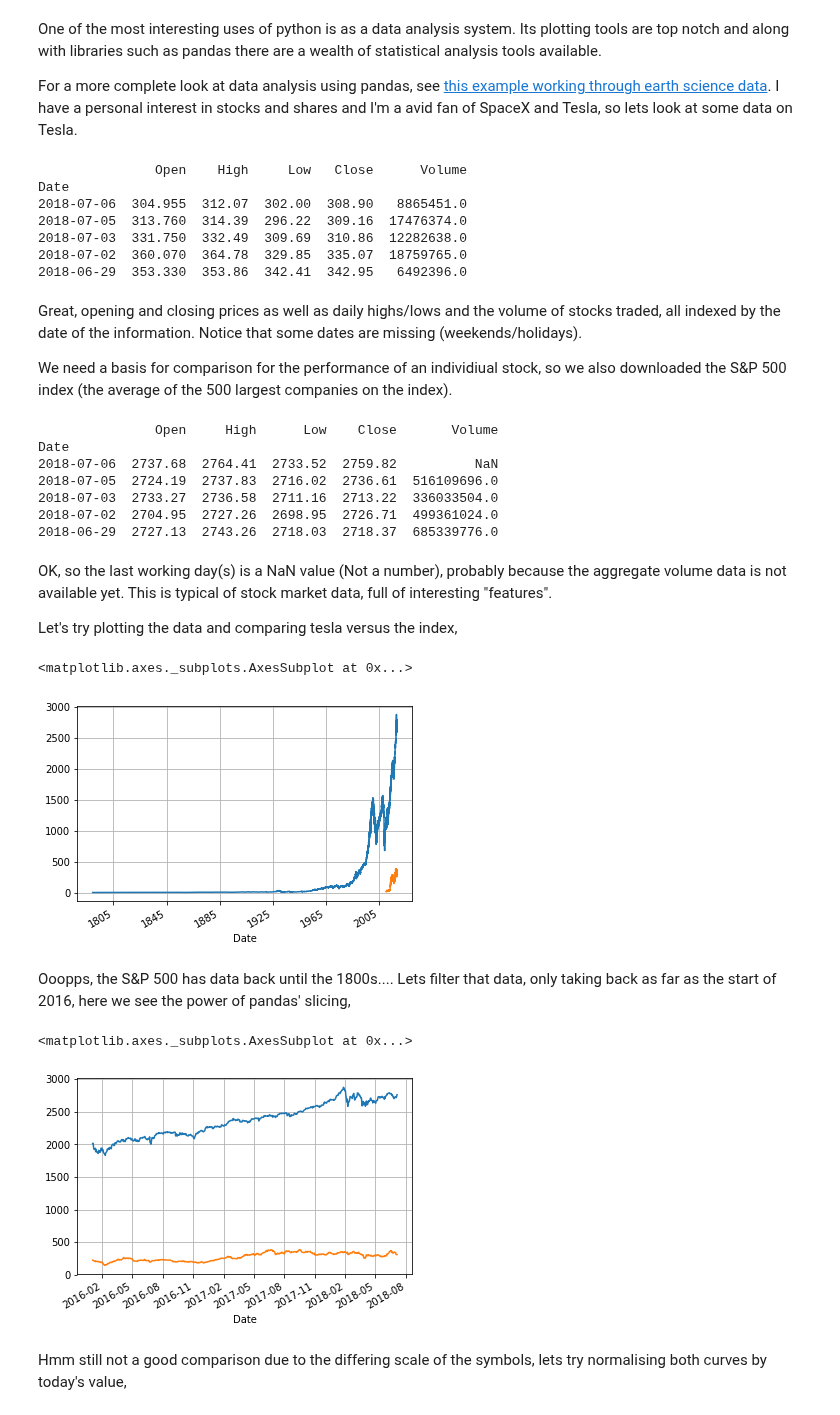
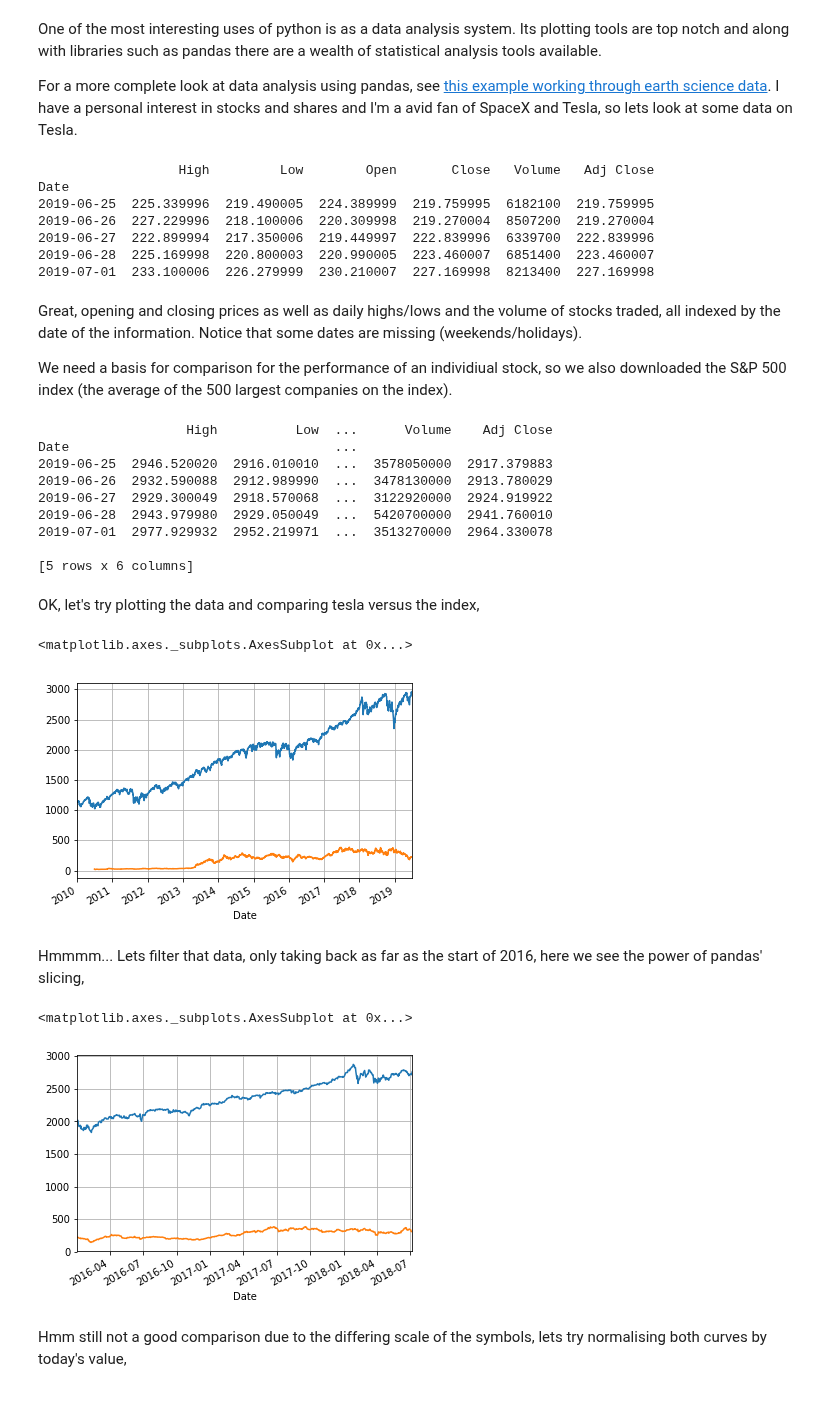
Before and after one commit to toastedcrumpets/CCP5_Python_examples, a Jupyter notebook: 05- Example, Stock analysis using pandas.ipynb, the cells around one changed output. Cells and saved outputs as stored; diff of their text form; code cells hidden in the pictures.

Commit message:
Updated example to use working pandas datareader

```diff
--- a/05- Example, Stock analysis using pandas.ipynb
+++ b/05- Example, Stock analysis using pandas.ipynb
@@ -24,10 +24,10 @@ if not os.path.isfile("stock_data.p"):
 
     # Let's get Tesla stock data; Tesla's ticker symbol is TSLA on the US NASDAQ exchange
     # First argument is the series we want, second is the source ("stooq" works at the moment)
-    tesla = web.DataReader("TSLA.US", "stooq")
+    tesla = web.DataReader("TSLA", "yahoo")
 
     # We'll also extract the Standard & Poor 500 index (sum of the top 500 companies)
-    spx = web.DataReader("^SPX", "stooq")
+    spx = web.DataReader("^GSPC", "yahoo")
 
     pickle.dump([tesla, spx], open("stock_data.p", "wb"))
 else:
@@ -35,33 +35,33 @@ else:
     tesla, spx = pickle.load(open("stock_data.p", "rb"))
 
 #What kind of data did we get? Lets print the header of the table and the first few rows
-print(tesla.head())
+print(tesla.tail())
 # %% [output]
-               Open    High     Low   Close      Volume
+                  High         Low        Open       Close   Volume   Adj Close
 Date
-2018-07-06  304.955  312.07  302.00  308.90   8865451.0
-2018-07-05  313.760  314.39  296.22  309.16  17476374.0
-2018-07-03  331.750  332.49  309.69  310.86  12282638.0
-2018-07-02  360.070  364.78  329.85  335.07  18759765.0
-2018-06-29  353.330  353.86  342.41  342.95   6492396.0
+2019-06-25  225.339996  219.490005  224.389999  219.759995  6182100  219.759995
+2019-06-26  227.229996  218.100006  220.309998  219.270004  8507200  219.270004
+2019-06-27  222.899994  217.350006  219.449997  222.839996  6339700  222.839996
+2019-06-28  225.169998  220.800003  220.990005  223.460007  6851400  223.460007
+2019-07-01  233.100006  226.279999  230.210007  227.169998  8213400  227.169998
 # %% [markdown]
 Great, opening and closing prices as well as daily highs/lows and the volume of stocks traded, all indexed by the date of the information. Notice that some dates are missing (weekends/holidays).
 
 We need a basis for comparison for the performance of an individiual stock, so we also downloaded the S&P 500 index (the average of the 500 largest companies on the index).
 # %%
-print(spx.head())
+print(spx.tail())
 # %% [output]
-               Open     High      Low    Close       Volume
-Date
-2018-07-06  2737.68  2764.41  2733.52  2759.82          NaN
-2018-07-05  2724.19  2737.83  2716.02  2736.61  516109696.0
-2018-07-03  2733.27  2736.58  2711.16  2713.22  336033504.0
-2018-07-02  2704.95  2727.26  2698.95  2726.71  499361024.0
-2018-06-29  2727.13  2743.26  2718.03  2718.37  685339776.0
+                   High          Low  ...      Volume    Adj Close
+Date                                  ...
+2019-06-25  2946.520020  2916.010010  ...  3578050000  2917.379883
+2019-06-26  2932.590088  2912.989990  ...  3478130000  2913.780029
+2019-06-27  2929.300049  2918.570068  ...  3122920000  2924.919922
+2019-06-28  2943.979980  2929.050049  ...  5420700000  2941.760010
+2019-07-01  2977.929932  2952.219971  ...  3513270000  2964.330078
+
+[5 rows x 6 columns]
-# %% [markdown]
-OK, so the last working day(s) is a NaN value (Not a number), probably because the aggregate volume data is not available yet. This is typical of stock market data, full of interesting "features".
-
-Let's try plotting the data and comparing tesla versus the index,
+# %% [markdown]
+OK, let's try plotting the data and comparing tesla versus the index,
 # %%
 %matplotlib inline
 #Pandas has its own built in support for matplotlib:
@@ -69,18 +69,18 @@ spx["Close"].plot(grid = True) # Plot the adjusted closing price of AAPL
 tesla["Close"].plot(grid = True) # Plot the adjusted closing price of AAPL
 # %% [output]
 <matplotlib.axes._subplots.AxesSubplot at 0x...>
-[figure, old version]
+[figure, new version]
 # %% [markdown]
-Ooopps, the S&P 500 has data back until the 1800s.... Lets filter that data, only taking back as far as the start of 2016, here we see the power of pandas' slicing,
+Hmmmm... Lets filter that data, only taking back as far as the start of 2016, here we see the power of pandas' slicing,
 # %%
 import datetime
-start = datetime.date.today()
-end = datetime.datetime(2016,1,1)
+start = datetime.datetime(2016,1,1)
+end = datetime.datetime(2018,7,6)
 spx.loc[start:end]["Close"].plot(grid = True)
 tesla.loc[start:end]["Close"].plot(grid = True)
 # %% [output]
 <matplotlib.axes._subplots.AxesSubplot at 0x...>
-[figure, old version]
+[figure, new version]
 # %% [markdown]
 Hmm still not a good comparison due to the differing scale of the symbols, lets try normalising both curves by today's value,
 # %%
```
Also changed, not shown: parts of 2 cells of this notebook.
